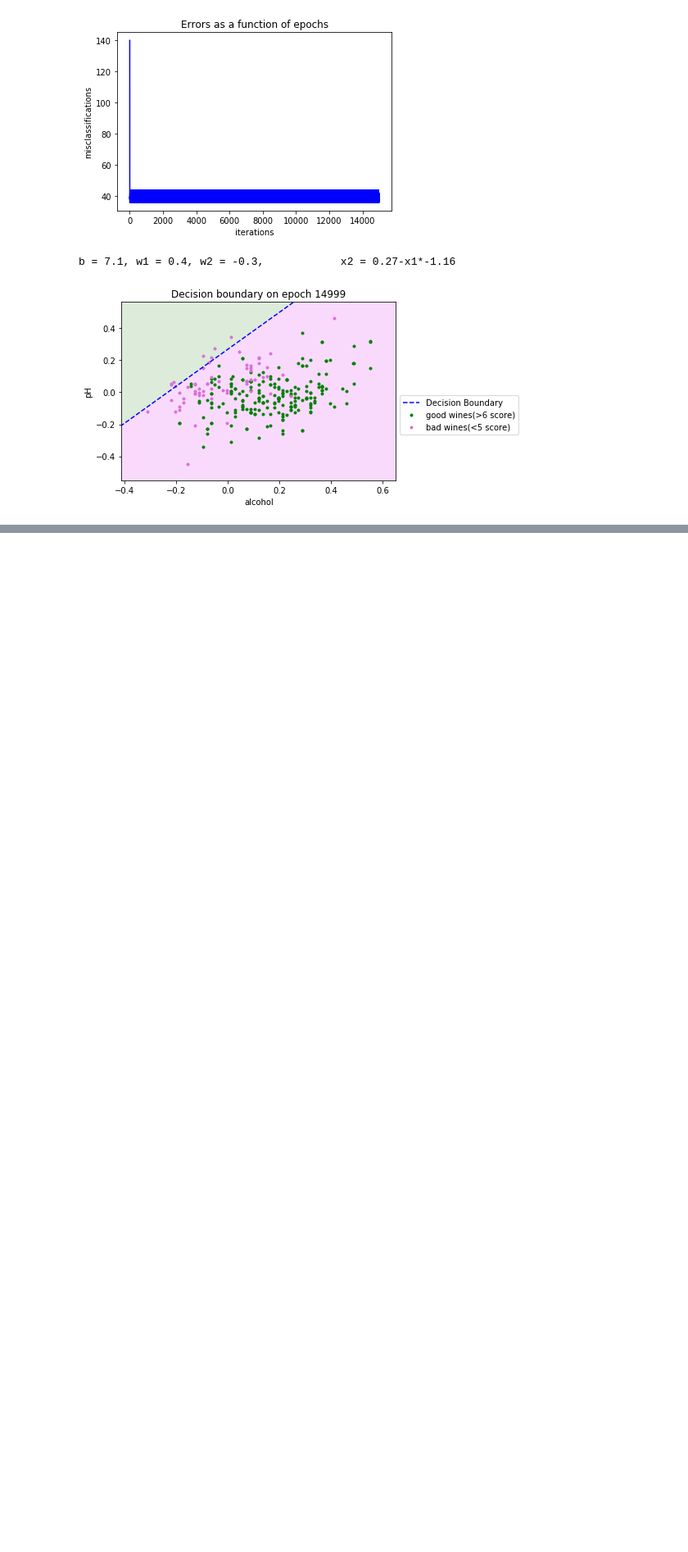
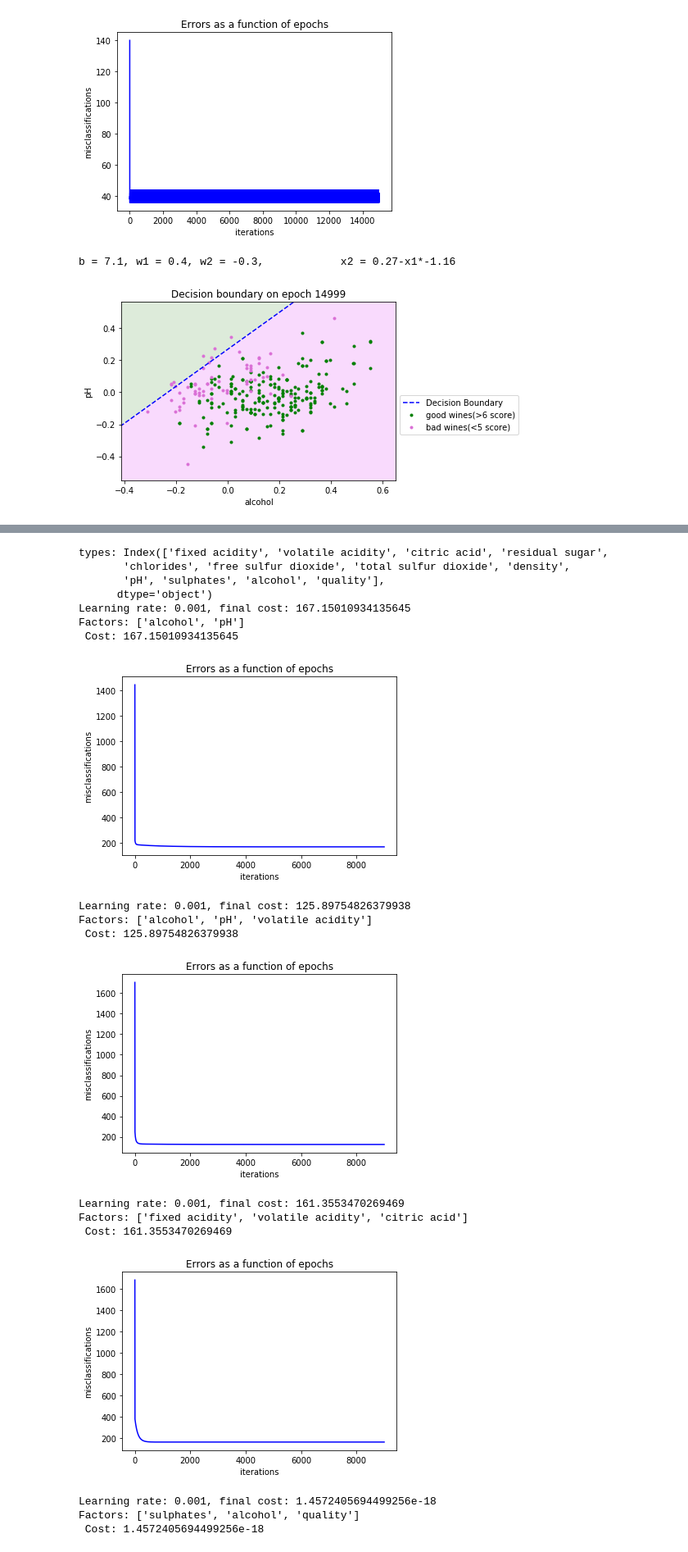
Before and after one commit to tsergien/sommelier, a Jupyter notebook: perceptron.ipynb, the cells around one changed output, grey strips where cells are left out. Shown at 82% size. Saved outputs shown, nothing was run; the diff lists cells and outputs as text; code cells hidden in the pictures; blank space fills up the shorter version.

Commit message:
part 6

```diff
--- a/perceptron.ipynb
+++ b/perceptron.ipynb
@@ -401,0 +419,62 @@ b = 9.9, w1 = -3.8, w2 = 0.8,            x2 = -3.63-x1*-4.73
+# %%
+# V.5
+
+# Up until now, you’ve used only two factors in the wine data to train your perceptron and
+# ADALINE. You wonder if it is possible to train your perceptron or ADALINE with even
+# more chemical factors as inputs. . .
+# a) Try training your perceptron/ADALINE with different numbers and types of chemical factors.
+# Under what circumstances can your perceptron/ADALINE successfully
+# train?
+
+print(f'types: {red_df.columns}')
+
+def multi_factors(wine_data: pd.DataFrame, learning_rate, \
+                               factors: list, wines_threshs: list, epochs: int, online=True):
+    ada = Adaline(wines_threshs[1], learning_rate, epochs)
+    part = wine_data[(wine_data.quality >= wines_threshs[1]) | (wine_data.quality <= wines_threshs[0])]
+    part.index = range(len(part))
+    x = part[factors].values
+    d = part['quality']
+    ada.train(x, d, online)
+    print(f'Factors: {factors} \n Cost: {ada.res[-1][1]}')
+    errors = [ada.res[i][1]  for i in range(len(ada.res))]
+    epochs = [ada.res[i][0]  for i in range(len(ada.res))]
+    plt.plot(epochs, errors, c='b')
+    plt.xlabel('iterations')
+    plt.ylabel('misclassifications')
+    plt.title('Errors as a function of epochs')
+    plt.show()
+    return
+
+
+multi_factors(red_df, 0.001, ['alcohol', 'pH'], [4, 7], 9000, True)
+multi_factors(red_df, 0.001, ['alcohol', 'pH', 'volatile acidity'], [4, 7], 9000, True)
+multi_factors(red_df, 0.001, ['fixed acidity', 'volatile acidity', 'citric acid'], [4, 7], 9000, True)
+multi_factors(red_df, 0.001, ['sulphates', 'alcohol', 'quality'], [4, 7], 9000, True)
+multi_factors(red_df, 0.001, ['density', 'alcohol', 'chlorides'], [4, 7], 9000, True)
+
+# b) You know what the decision boundary for 2 wine chemical factors looks like, but what
+# does the decision boundary for 3 factors look like? What about if you use 7 factors?
+# How about if you use all 11 wine chemical factors?
+
+# 2 factors - hyperplane 2 dimensions, 3 - hyperplane in 3 dimensions ....
+# %% [output]
+types: Index(['fixed acidity', 'volatile acidity', 'citric acid', 'residual sugar',
+       'chlorides', 'free sulfur dioxide', 'total sulfur dioxide', 'density',
+       'pH', 'sulphates', 'alcohol', 'quality'],
+      dtype='object')
+Learning rate: 0.001, final cost: 167.15010934135645
+Factors: ['alcohol', 'pH']
+ Cost: 167.15010934135645
+[figure, added]
+Learning rate: 0.001, final cost: 125.89754826379938
+Factors: ['alcohol', 'pH', 'volatile acidity']
+ Cost: 125.89754826379938
+[figure, added]
+Learning rate: 0.001, final cost: 161.3553470269469
+Factors: ['fixed acidity', 'volatile acidity', 'citric acid']
+ Cost: 161.3553470269469
+[figure, added]
+Learning rate: 0.001, final cost: 1.4572405694499256e-18
+Factors: ['sulphates', 'alcohol', 'quality']
+ Cost: 1.4572405694499256e-18
```
Also changed, not shown: parts of 5 cells of this notebook.
